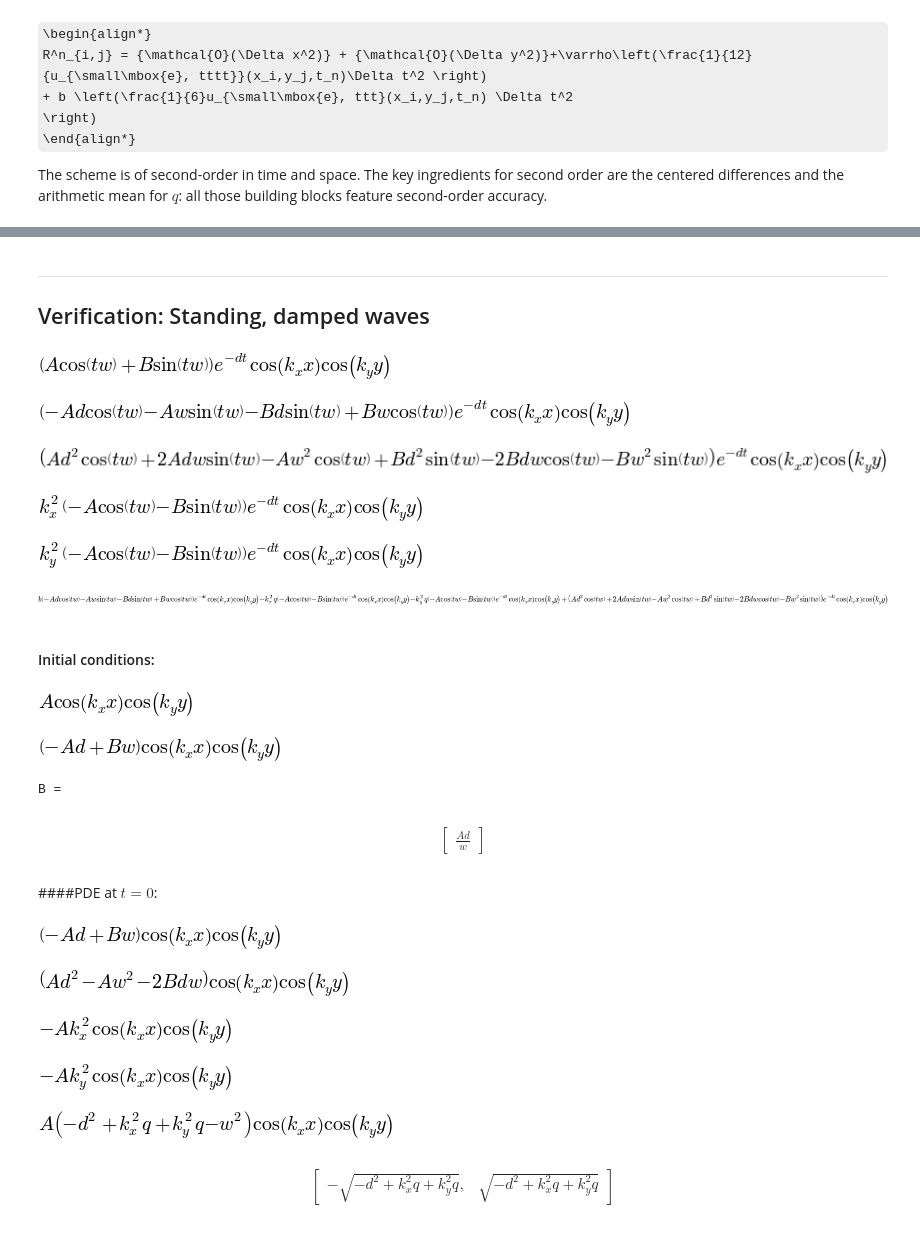
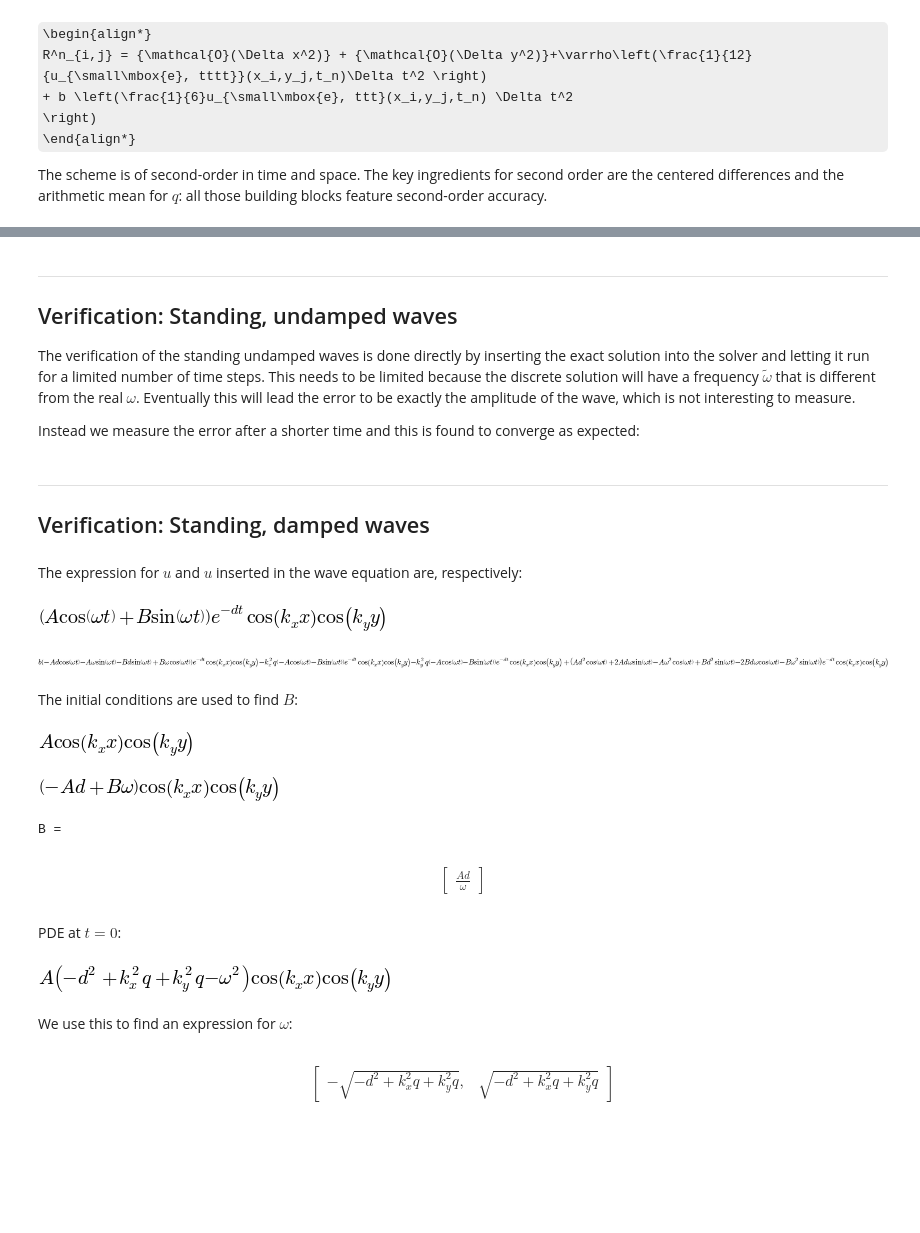
Before and after one commit to miladh/inf5620, a Jupyter notebook: waveEquation/doc/src/waveEquation.ipynb, the cells around one changed output, grey strips where cells are left out. Drawn from its saved outputs; the diff is of its cells as text; code cells hidden in the pictures; some formulas as TeX source; blank space fills up the shorter version.

```diff
--- a/waveEquation/doc/src/waveEquation.ipynb
+++ b/waveEquation/doc/src/waveEquation.ipynb
@@ -441,0 +442,7 @@ This is done in the file tests/test_cubic.py.
+# %% [markdown]
+---
+## Verification: Standing, undamped waves
+
+The verification of the standing undamped waves is done directly by inserting the exact solution into the solver and letting it run for a limited number of time steps. This needs to be limited because the discrete solution will have a frequency $\tilde \omega$ that is different from the real $\omega$. Eventually this will lead the error to be exactly the amplitude of the wave, which is not interesting to measure.
+
+Instead we measure the error after a shorter time and this is found to converge as expected:
@@ -445,25 +454,23 @@ This is done in the file tests/test_cubic.py.
 # %%
 from sympy import *
 init_printing(use_latex=True)
-A,B,b,w,kx,ky,  q, d = symbols("A,B,b,w,k_x,k_y,q,d")
+A,B,b,w,kx,ky,  q, d = symbols("A,B,b,omega,k_x,k_y,q,d")
 x,y,t = symbols("x,y,t")
+# %% [markdown]
+The expression for $u$ and $u$ inserted in the wave equation are, respectively:
 # %%
 u = (A*cos(w*t)+B*sin(w*t))*exp(-d*t)*cos(kx*x)*cos(ky*y)
 u_t = diff(u,t).simplify()
 u_tt = diff(u_t,t).simplify()
 u_xx = diff(u,x,x).simplify()
 u_yy = diff(u,y,y).simplify()
 eq  = u_tt + b*u_t - q*u_xx - q*u_yy
-display(u,u_t,u_tt,u_xx,u_yy,eq)
+display(u, eq)
 # %% [output]
-[figure, old version]
+[figure, new version]
-[figure, old version]
+[figure, new version]
-[figure, removed]
-[figure, removed]
-[figure, removed]
-[figure, removed]
-# %% [markdown]
-#### Initial conditions:
+# %% [markdown]
+The initial conditions are used to find $B$:
 # %%
 I = u.subs(t,0)
 V = u_t.subs(t,0)
@@ -474,24 +481,22 @@ eq_B = eq.subs(B,B_sol[0])
 display("B = ", B_sol)
 # %% [output]
 [figure]
-[figure, old version]
+[figure, new version]
 B =
-$$\begin{bmatrix}\frac{A d}{w}\end{bmatrix}$$
+$$\begin{bmatrix}\frac{A d}{\omega}\end{bmatrix}$$
 # %% [markdown]
-####PDE at $t=0$:
+PDE at $t=0$:
 # %%
 u_t_t0  = u_t.subs(t, 0)
 u_tt_t0 = u_tt.subs(t, 0)
 u_xx_t0 = u_xx.subs(t, 0)
 u_yy_t0 = u_yy.subs(t, 0)
 eq_t0 = eq_B.subs(t,0).simplify()
-display(u_t_t0,u_tt_t0, u_xx_t0,u_yy_t0,eq_t0)
+display(eq_t0)
 # %% [output]
-[figure, old version]
+[figure, new version]
-[figure, removed]
-[figure, removed]
-[figure, removed]
-[figure, removed]
+# %% [markdown]
+We use this to find an expression for $\omega$:
 # %%
 w_sol = solve(eq_t0,w)
 w_sol
```
Also changed, not shown: parts of 16 cells of this notebook.
